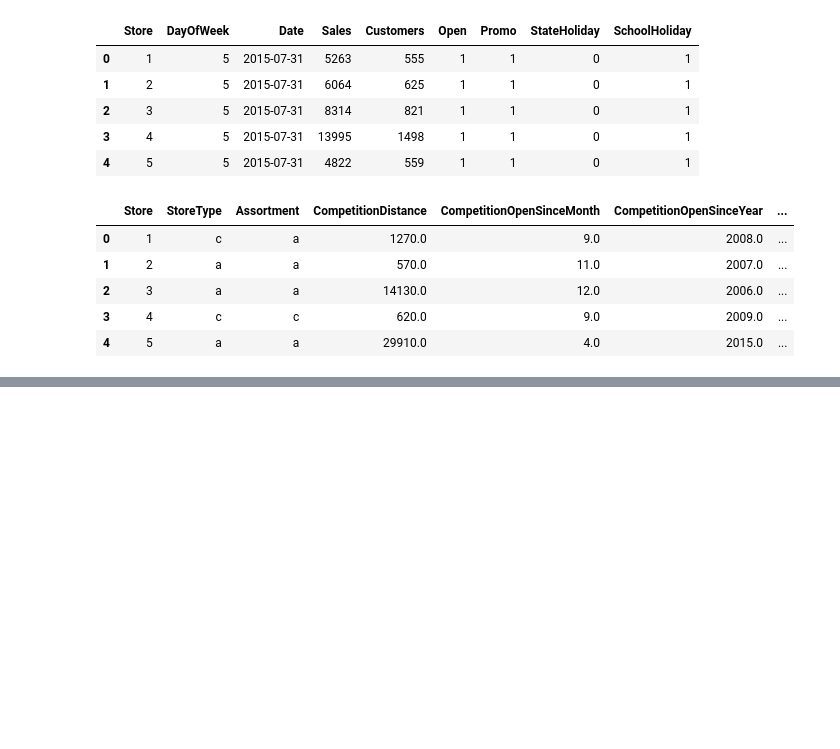
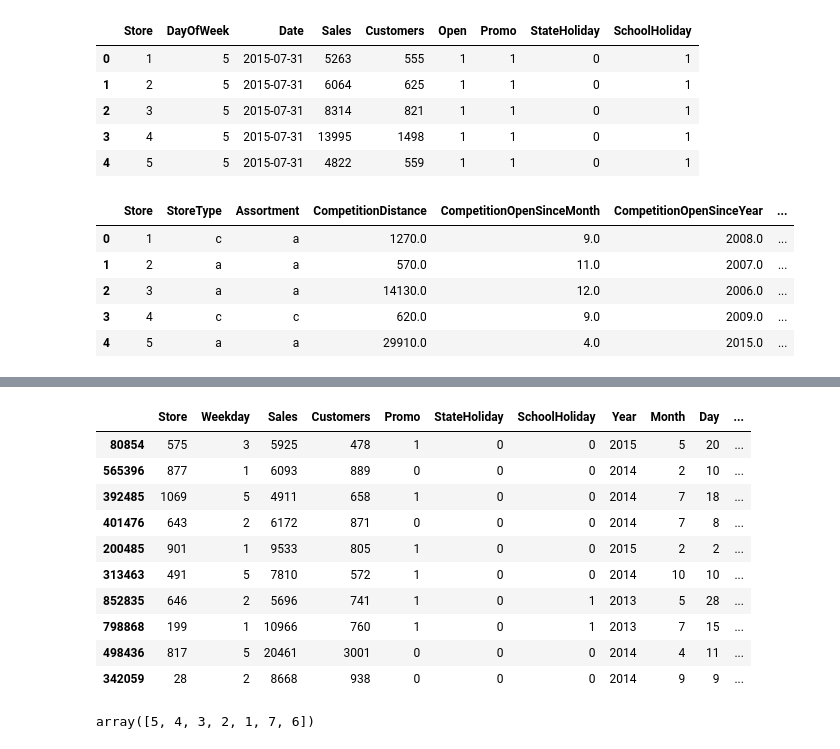
Before and after one commit to Rahul-Chouhan-407/Retail-Sales-Prediction, a Jupyter notebook: Retail_Sales_Prediction_by_Rahul_Chouhan.ipynb, the cells around one changed output, grey strips where cells are left out. Cells and saved outputs as stored; diff of their text form; code cells hidden in the pictures; blank space fills up the shorter version.

```diff
--- a/Retail_Sales_Prediction_by_Rahul_Chouhan.ipynb
+++ b/Retail_Sales_Prediction_by_Rahul_Chouhan.ipynb
@@ -45,0 +142,19 @@ Store.head(5)
+# %%
+# Getting random sample
+Rossmann.sample(10)
+# %% [output]
+|  | Store | Weekday | Sales | Customers | Promo | StateHoliday | SchoolHoliday | Year | Month | Day | ... |
+| 80854 | 575 | 3 | 5925 | 478 | 1 | 0 | 0 | 2015 | 5 | 20 | ... |
+| 565396 | 877 | 1 | 6093 | 889 | 0 | 0 | 0 | 2014 | 2 | 10 | ... |
+| 392485 | 1069 | 5 | 4911 | 658 | 1 | 0 | 0 | 2014 | 7 | 18 | ... |
+| 401476 | 643 | 2 | 6172 | 871 | 0 | 0 | 0 | 2014 | 7 | 8 | ... |
+| 200485 | 901 | 1 | 9533 | 805 | 1 | 0 | 0 | 2015 | 2 | 2 | ... |
+| 313463 | 491 | 5 | 7810 | 572 | 1 | 0 | 0 | 2014 | 10 | 10 | ... |
+| 852835 | 646 | 2 | 5696 | 741 | 1 | 0 | 1 | 2013 | 5 | 28 | ... |
+| 798868 | 199 | 1 | 10966 | 760 | 1 | 0 | 1 | 2013 | 7 | 15 | ... |
+| 498436 | 817 | 5 | 20461 | 3001 | 0 | 0 | 0 | 2014 | 4 | 11 | ... |
+| 342059 | 28 | 2 | 8668 | 938 | 0 | 0 | 0 | 2014 | 9 | 9 | ... |
+# %%
+Rossmann['Weekday'].unique()
+# %% [output]
+array([5, 4, 3, 2, 1, 7, 6])
```
Also changed, not shown: parts of 28 cells of this notebook.
